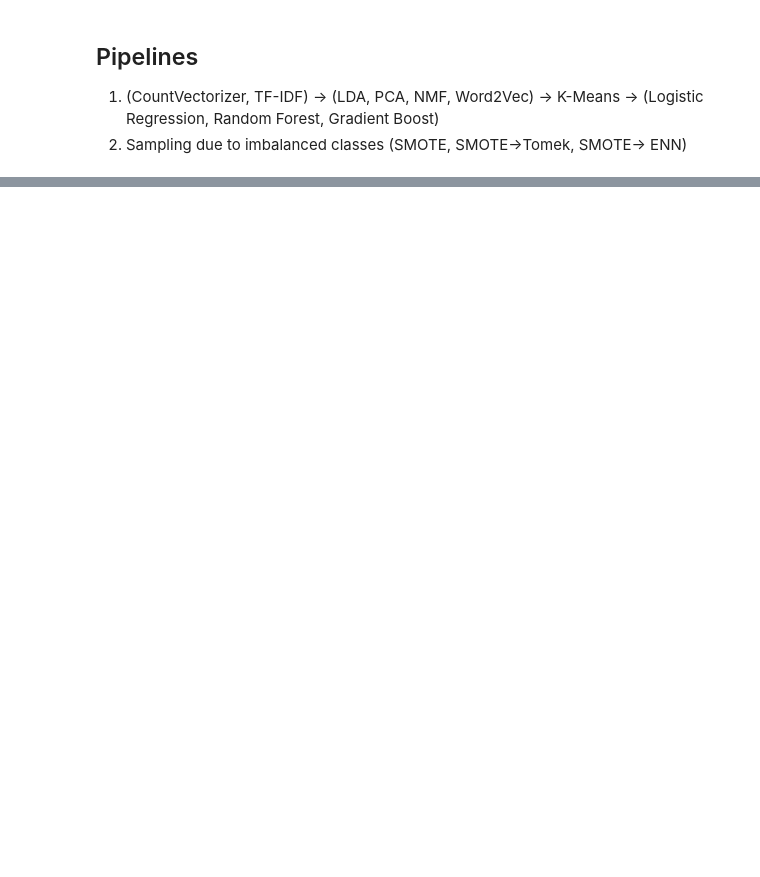
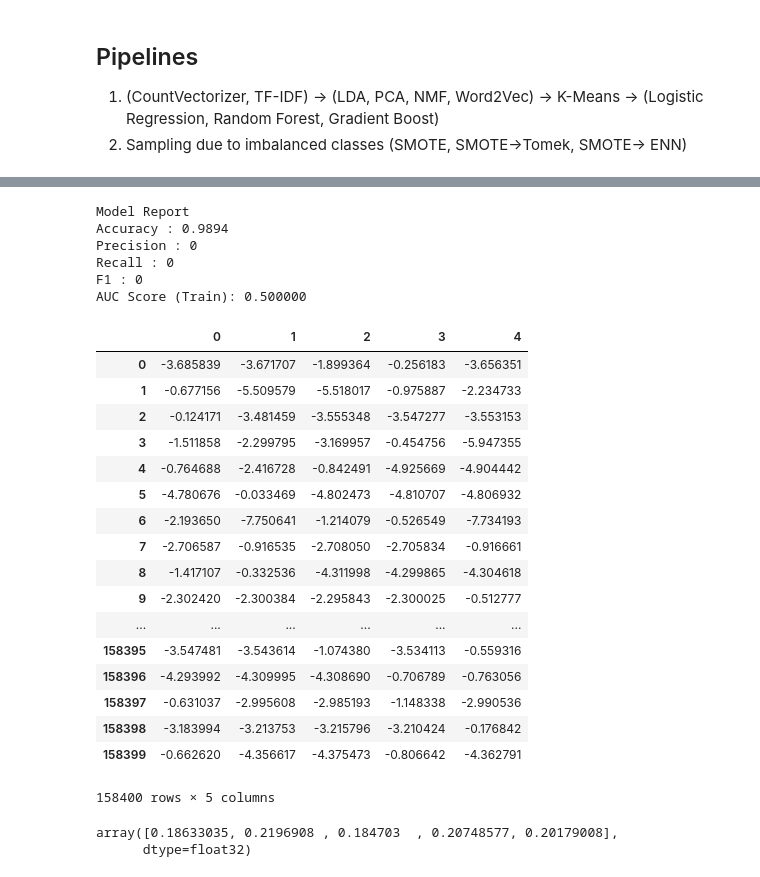
Before and after one commit to jason-sa/amazon_product_trend_classification, a Jupyter notebook: py_files/AmazonReviews.ipynb, the cells around one changed output, grey strips where cells are left out. Saved outputs shown, nothing was run; the diff lists cells and outputs as text; code cells hidden in the pictures; blank space fills up the shorter version.

```diff
--- a/py_files/AmazonReviews.ipynb
+++ b/py_files/AmazonReviews.ipynb
@@ -230,2 +201,0 @@ grid = BayesSearchCV(first_pipe, params, n_jobs=-1, n_iter=1, cv=1, scoring='pre
-# %%
-ar.run_model(grid, 'mvp')
@@ -254,2 +201,0 @@ second_grid = BayesSearchCV(second_pipe, params, n_jobs=-1, n_iter=5, cv=4, scor
-# %%
-ar.run_model(second_grid, 'mvp_rf',t_func=english_corpus )
@@ -344,0 +527,21 @@ ar.models['orig']['X_train'].shape
+# %%
+first_pipeline = Pipeline(
+    [
+        ('cv', CountVectorizer(
+                     stop_words=set(stopwords.words()),
+                        tokenizer=english_corpus,
+                        min_df=100,
+                        max_df=0.2,
+                        ngram_range = (1,2))),
+        ('lda', LatentDirichletAllocation(learning_method='online',
+                                learning_decay=0.6,
+                                batch_size=256,
+                                learning_offset=1024,
+                                n_components=5,
+                                n_jobs=-1,
+                                topic_word_prior=0.005,)),
+        ('log_transform', FunctionTransformer(np.log))
+    ]
+)
+
+first_pipeline.fit(ar.X_train) ## need to save and then load this data for the classification algorithm
@@ -344,0 +716,42 @@ ar.models['orig']['X_train'].shape
+# %%
+#Choose all predictors except target & IDcols
+train = first_pipeline.transform(ar.X_train)
+# %%
+predictors = list(range(5))#[x for x in train.columns ]#if x not in [target, IDcol]]
+xgb1 = XGBClassifier()
+
+# xgb.Booster().
+y_pred = modelfit(xgb1, train, predictors)
+# %% [output]
+Model Report
+Accuracy : 0.9894
+Precision : 0
+Recall : 0
+F1 : 0
+AUC Score (Train): 0.500000
+# %%
+pd.DataFrame(train)
+# %% [output]
+|  | 0 | 1 | 2 | 3 | 4 |
+| 0 | -3.685839 | -3.671707 | -1.899364 | -0.256183 | -3.656351 |
+| 1 | -0.677156 | -5.509579 | -5.518017 | -0.975887 | -2.234733 |
+| 2 | -0.124171 | -3.481459 | -3.555348 | -3.547277 | -3.553153 |
+| 3 | -1.511858 | -2.299795 | -3.169957 | -0.454756 | -5.947355 |
+| 4 | -0.764688 | -2.416728 | -0.842491 | -4.925669 | -4.904442 |
+| 5 | -4.780676 | -0.033469 | -4.802473 | -4.810707 | -4.806932 |
+| 6 | -2.193650 | -7.750641 | -1.214079 | -0.526549 | -7.734193 |
+| 7 | -2.706587 | -0.916535 | -2.708050 | -2.705834 | -0.916661 |
+| 8 | -1.417107 | -0.332536 | -4.311998 | -4.299865 | -4.304618 |
+| 9 | -2.302420 | -2.300384 | -2.295843 | -2.300025 | -0.512777 |
+| ... | ... | ... | ... | ... | ... |
+| 158395 | -3.547481 | -3.543614 | -1.074380 | -3.534113 | -0.559316 |
+| 158396 | -4.293992 | -4.309995 | -4.308690 | -0.706789 | -0.763056 |
+| 158397 | -0.631037 | -2.995608 | -2.985193 | -1.148338 | -2.990536 |
+| 158398 | -3.183994 | -3.213753 | -3.215796 | -3.210424 | -0.176842 |
+| 158399 | -0.662620 | -4.356617 | -4.375473 | -0.806642 | -4.362791 |
+158400 rows × 5 columns
+# %%
+xgb1.feature_importances_
+# %% [output]
+array([0.18633035, 0.2196908 , 0.184703  , 0.20748577, 0.20179008],
+      dtype=float32)
```
Also changed, not shown: parts of 88 cells of this notebook, 4 other files.
